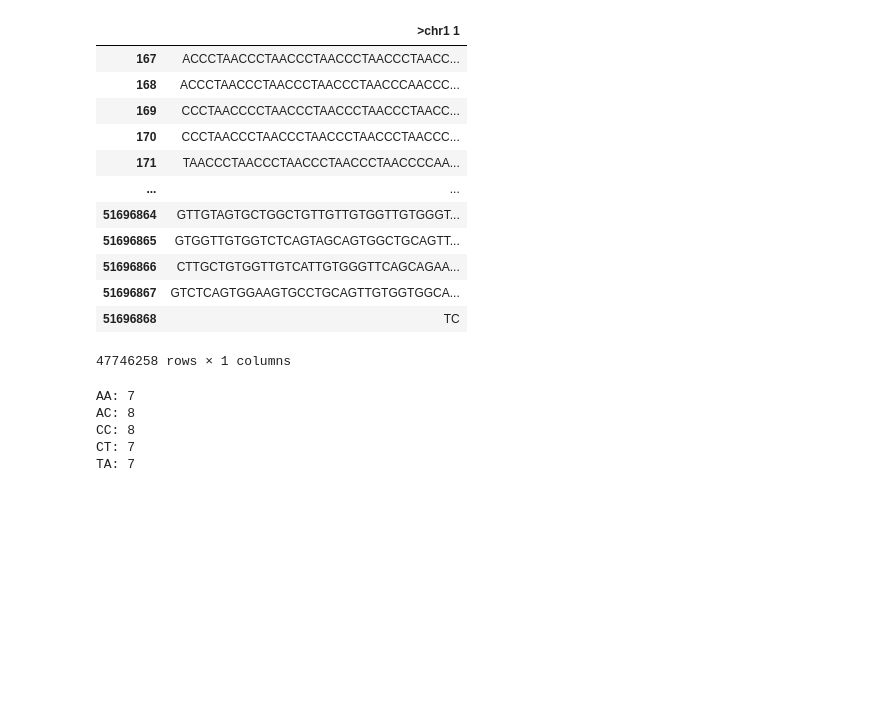
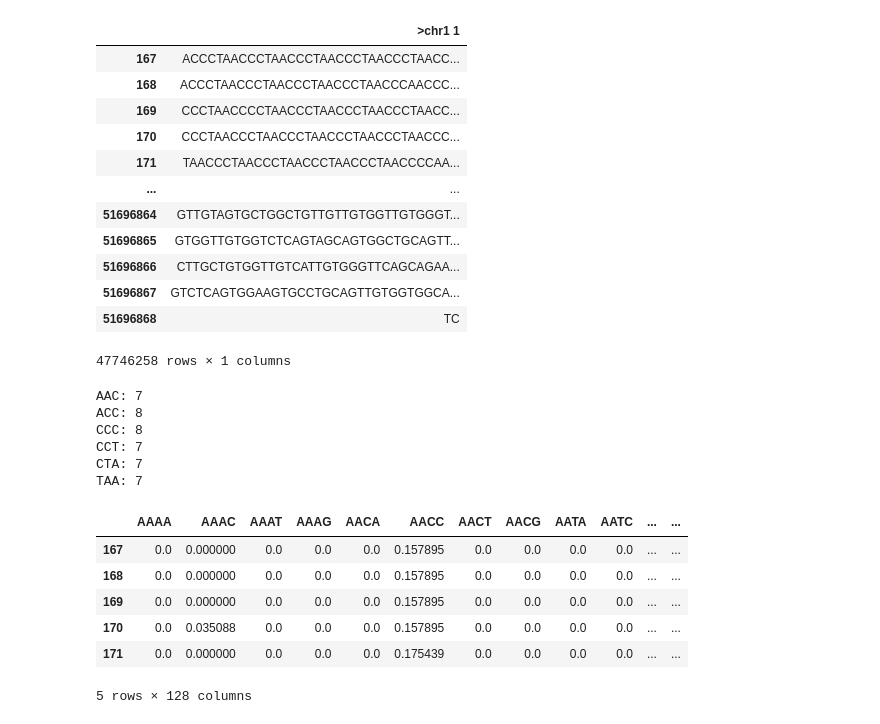
Before and after one commit to glinkaz/Enhancers, a Jupyter notebook: enhancers1.ipynb, the cells around one changed output. Cells and saved outputs as stored; diff of their text form; code cells hidden in the pictures; blank space fills up the shorter version.

```diff
--- a/enhancers1.ipynb
+++ b/enhancers1.ipynb
@@ -85,10 +52,11 @@ def Find_Kmers(string, k):
         if string.count(''.join(i)) > 0:
             print(f"{''.join(i)}: {string.count(''.join(i))}")
 # %%
-Find_Kmers('ACCCTAACCCTAACCCTAACCCTAACCCTAACCCTAACCCTAACCC', 2)
+Find_Kmers('ACCCTAACCCTAACCCTAACCCTAACCCTAACCCTAACCCTAACCC', 3)
 # %% [output]
-AA: 7
-AC: 8
-CC: 8
-CT: 7
-TA: 7
+AAC: 7
+ACC: 8
+CCC: 8
+CCT: 7
+CTA: 7
+TAA: 7
@@ -94,0 +75,11 @@ TA: 7
+# %%
+df_3mers = Kmers_cols(GRCh37_1.head(100)['>chr1 1'], 4)
+df_3mers.head()
+# %% [output]
+|  | AAAA | AAAC | AAAT | AAAG | AACA | AACC | AACT | AACG | AATA | AATC | ... | ... |
+| 167 | 0.0 | 0.000000 | 0.0 | 0.0 | 0.0 | 0.157895 | 0.0 | 0.0 | 0.0 | 0.0 | ... | ... |
+| 168 | 0.0 | 0.000000 | 0.0 | 0.0 | 0.0 | 0.157895 | 0.0 | 0.0 | 0.0 | 0.0 | ... | ... |
+| 169 | 0.0 | 0.000000 | 0.0 | 0.0 | 0.0 | 0.157895 | 0.0 | 0.0 | 0.0 | 0.0 | ... | ... |
+| 170 | 0.0 | 0.035088 | 0.0 | 0.0 | 0.0 | 0.157895 | 0.0 | 0.0 | 0.0 | 0.0 | ... | ... |
+| 171 | 0.0 | 0.000000 | 0.0 | 0.0 | 0.0 | 0.175439 | 0.0 | 0.0 | 0.0 | 0.0 | ... | ... |
+5 rows × 128 columns
```
Also changed, not shown: parts of 10 cells of this notebook.
